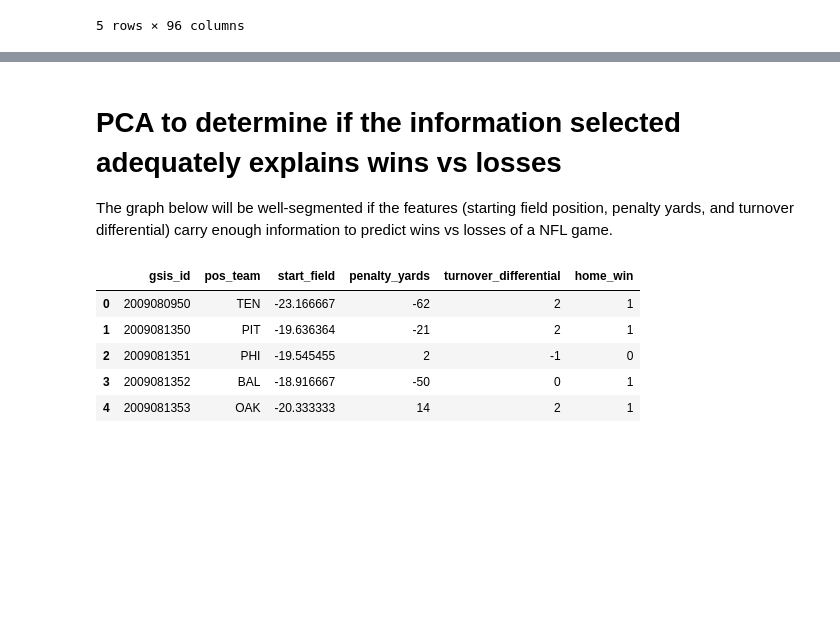
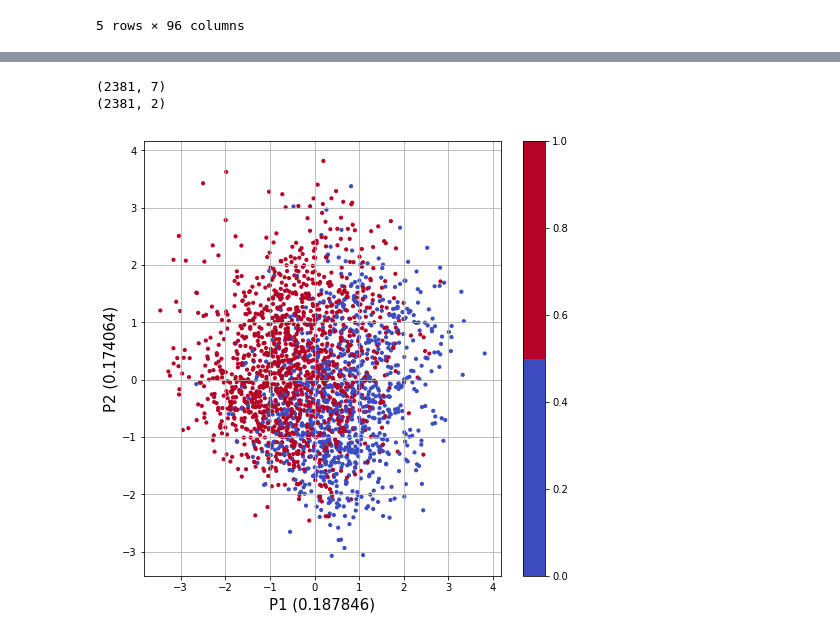
Before and after one commit to nrstott/nfldb_data_exploration, a Jupyter notebook: PCA.ipynb, the cells around one changed output, grey strips where cells are left out. Cells and saved outputs as stored; diff of their text form; code cells hidden in the pictures; blank space fills up the shorter version.

```diff
--- a/PCA.ipynb
+++ b/PCA.ipynb
@@ -80,5 +92,0 @@ agg_game_drive.head()
-# %% [markdown]
-# PCA to determine if the information selected adequately explains wins vs losses
-
-The graph below will be well-segmented if the features (starting field position, penalty yards, and turnover differential) carry enough
-information to predict wins vs losses of a NFL game.
@@ -94,10 +92,0 @@ def two_component_pca(features, labels):
-# %%
-agg_game_drive = agg_game_drive.reset_index()
-agg_game_drive.head()
-# %% [output]
-|  | gsis_id | pos_team | start_field | penalty_yards | turnover_differential | home_win |
-| 0 | 2009080950 | TEN | -23.166667 | -62 | 2 | 1 |
-| 1 | 2009081350 | PIT | -19.636364 | -21 | 2 | 1 |
-| 2 | 2009081351 | PHI | -19.545455 | 2 | -1 | 0 |
-| 3 | 2009081352 | BAL | -18.916667 | -50 | 0 | 1 |
-| 4 | 2009081353 | OAK | -20.333333 | 14 | 2 | 1 |
@@ -127,0 +126,7 @@ def df_pca(df, feature_names, label_name, title=None):
+# %%
+features = [name for name in agg_game_drive if name != 'home_win']
+df_pca(agg_game_drive, features, 'home_win', title='Field Position, Penalty Yards, and Turnovers')
+# %% [output]
+(2381, 7)
+(2381, 2)
+[figure, added]
```
Also changed, not shown: parts of 19 cells of this notebook.
